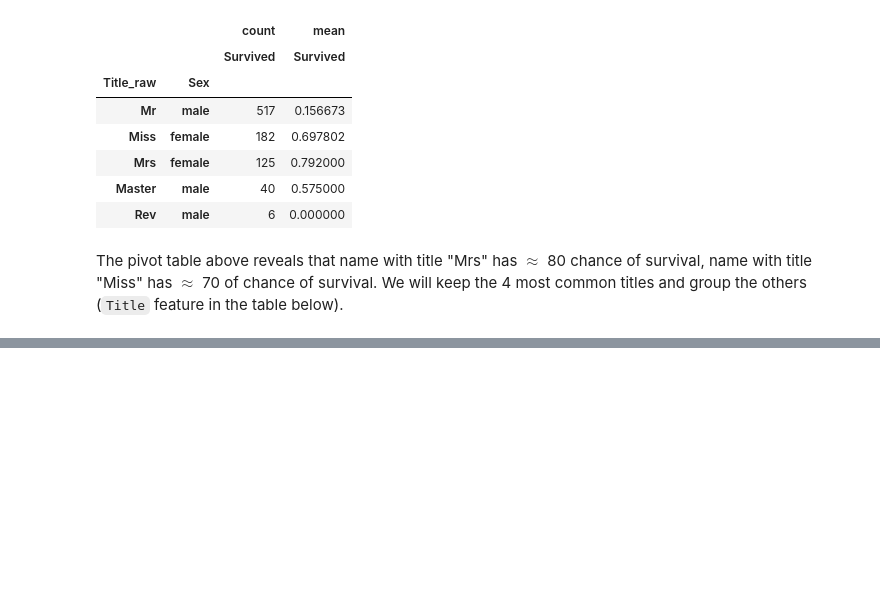
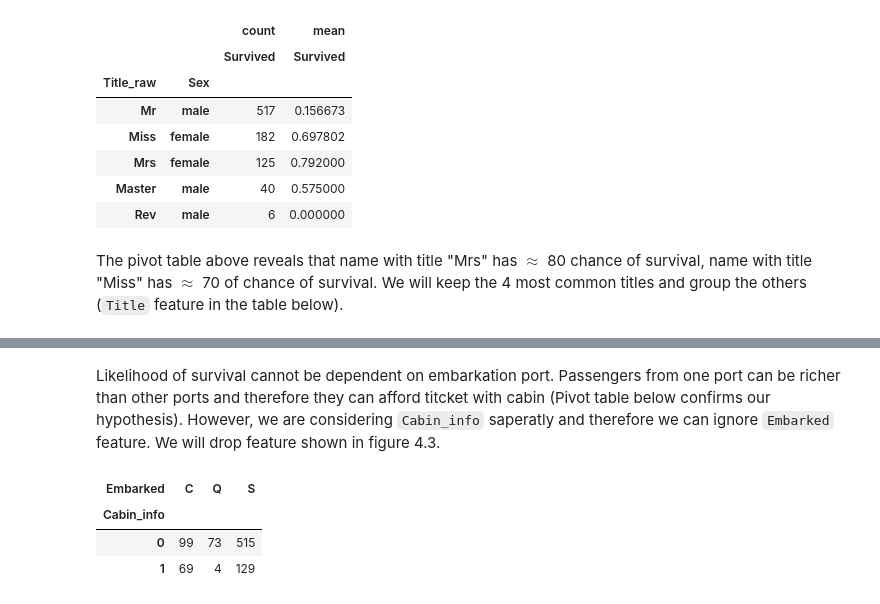
Before and after one commit to pandya6988/my_first_fastpage, a Jupyter notebook: _notebooks/2022-09-11-feature_engineering.ipynb, the cells around one changed output, grey strips where cells are left out. Cells and saved outputs as stored; diff of their text form; code cells hidden in the pictures; blank space fills up the shorter version.

```diff
--- a/_notebooks/2022-09-11-feature_engineering.ipynb
+++ b/_notebooks/2022-09-11-feature_engineering.ipynb
@@ -380,0 +396,11 @@ titanic
+# %% [markdown]
+Likelihood of survival cannot be dependent on embarkation port. Passengers from one port can be richer than other ports and therefore they can afford titcket with cabin (Pivot table below confirms our hypothesis). However, we are considering `Cabin_info` saperatly and therefore we can ignore `Embarked` feature. We will drop feature shown in figure 4.3.
+# %%
+# collapse
+
+titanic.pivot_table('Survived', index=['Cabin_info'], columns=['Embarked'], aggfunc='count')
+# %% [output]
+| Embarked | C | Q | S |
+| Cabin_info |  |  |  |
+| 0 | 99 | 73 | 515 |
+| 1 | 69 | 4 | 129 |
```
Also changed, not shown: parts of 3 cells of this notebook, 1 other file.
